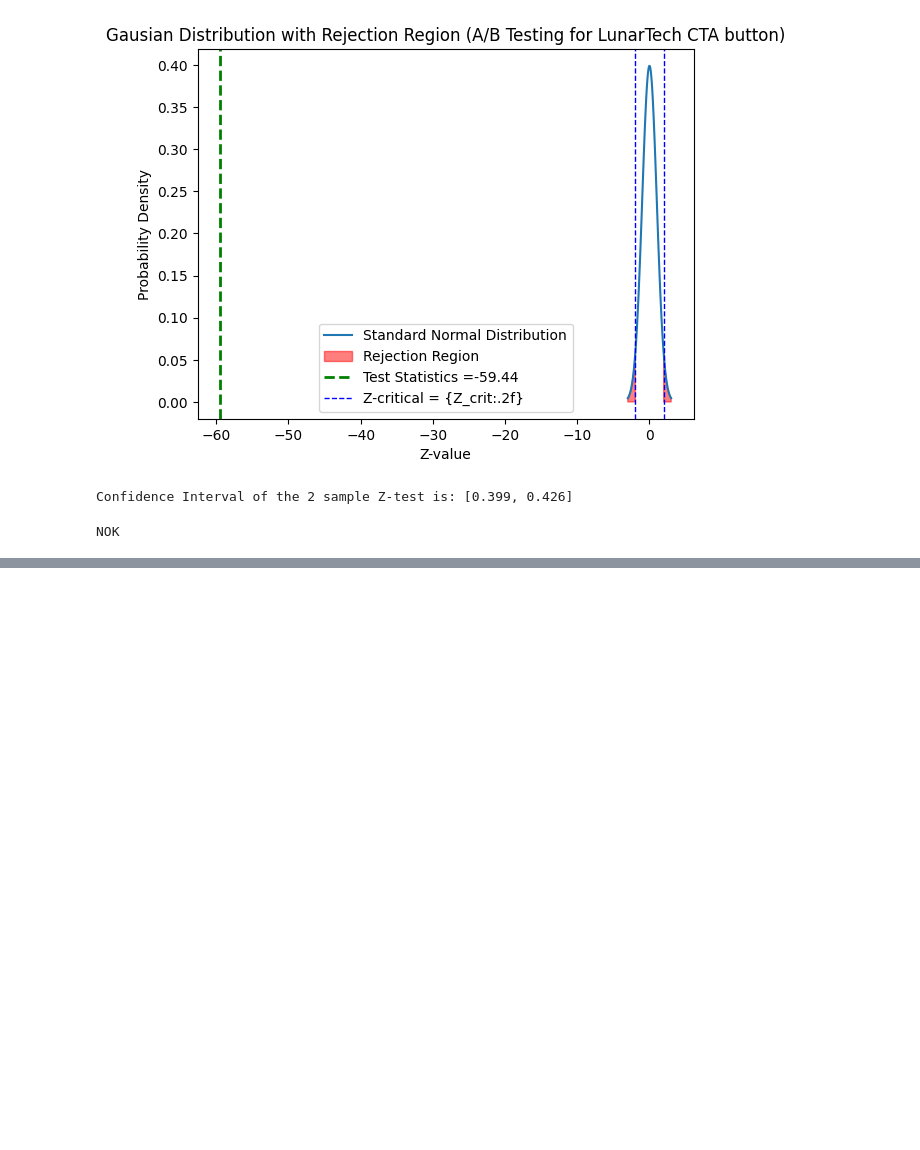
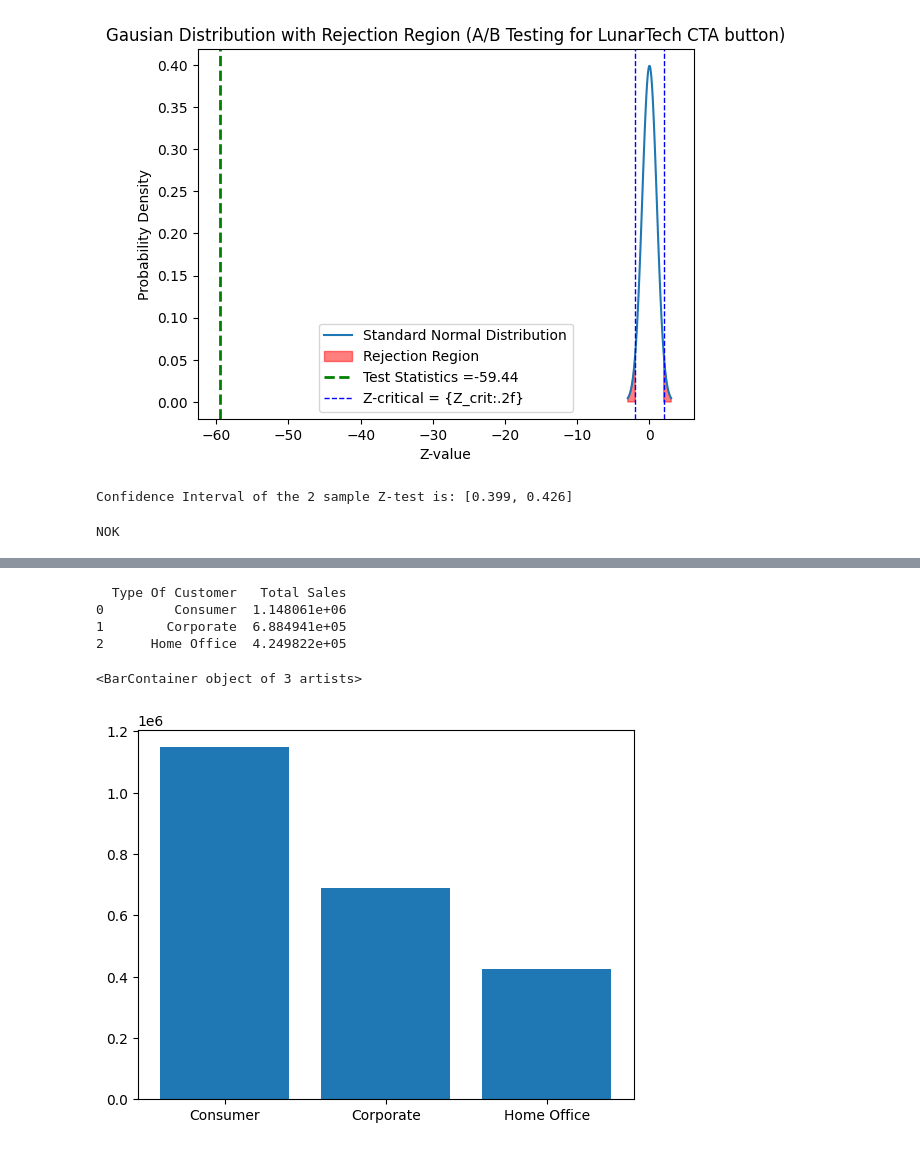
Before and after one commit to AnubhavBangari3/AI-Practise-dump, a Jupyter notebook: AB Testing/CaseStudy_AB_testing.ipynb, the cells around one changed output, grey strips where cells are left out. Cells and saved outputs as stored; diff of their text form; code cells hidden in the pictures; blank space fills up the shorter version.

```diff
--- a/AB Testing/CaseStudy_AB_testing.ipynb
+++ b/AB Testing/CaseStudy_AB_testing.ipynb
@@ -201,0 +206,2 @@ NOK
+# %%
+df=pd.read_csv('drive/MyDrive/Colab Notebooks/Youtube Practise/Python for Data Science Course/train.csv')
@@ -201,0 +314,14 @@ NOK
+# %%
+sales_per_segment = df.groupby('Segment')['Sales'].sum().reset_index()
+sales_per_segment = sales_per_segment.rename(columns={'Segment' : 'Type Of Customer', 'Sales' : 'Total Sales'})
+
+print(sales_per_segment)
+
+plt.bar(sales_per_segment['Type Of Customer'], sales_per_segment['Total Sales'])
+# %% [output]
+  Type Of Customer   Total Sales
+0         Consumer  1.148061e+06
+1        Corporate  6.884941e+05
+2      Home Office  4.249822e+05
+<BarContainer object of 3 artists>
+[figure, added]
```
Also changed, not shown: parts of 48 cells of this notebook.
